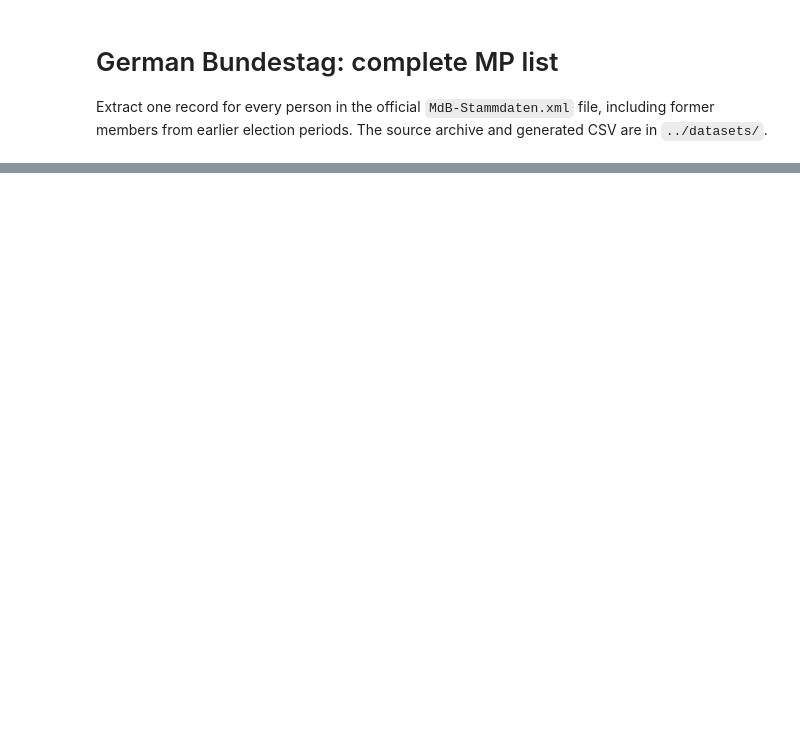
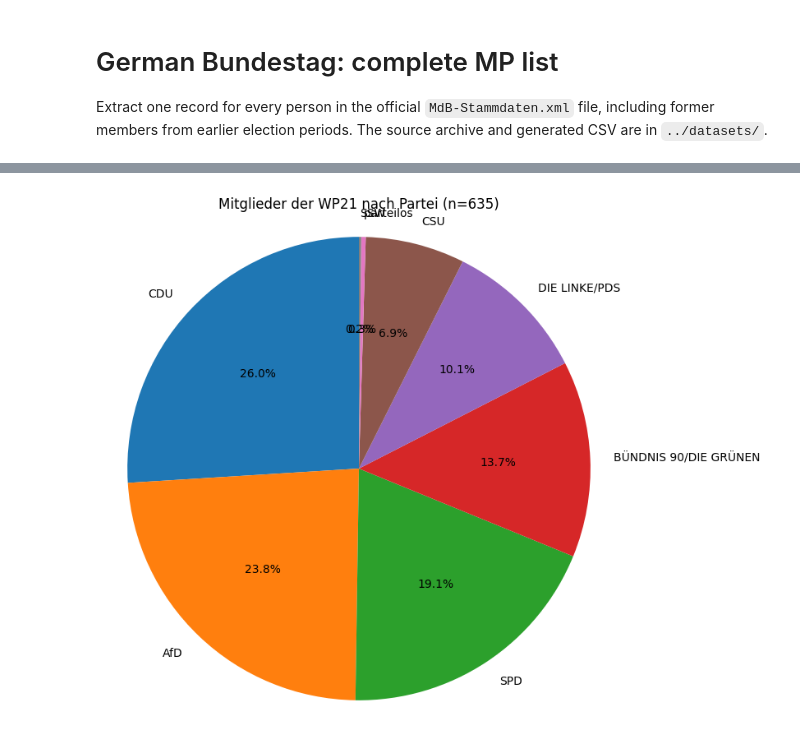
Before and after one commit to saiboT-Damaske/the-big-parliament-members-analysis, a Jupyter notebook: german-bundestag/code/german_bundestag_all_mps.ipynb, the cells around one changed output, grey strips where cells are left out. Saved outputs shown, nothing was run; the diff lists cells and outputs as text; code cells hidden in the pictures; blank space fills up the shorter version.

```diff
--- a/german-bundestag/code/german_bundestag_all_mps.ipynb
+++ b/german-bundestag/code/german_bundestag_all_mps.ipynb
@@ -63,0 +396,32 @@ all_mps.head()
+# %%
+import matplotlib.pyplot as plt
+
+wp21_members = (
+    terms.loc[terms["WP"].eq(21), ["ID"]]
+    .drop_duplicates()
+    .merge(
+        all_mps[["ID", "PARTEI_GRUPPE"]],
+        on="ID",
+        how="left",
+        validate="one_to_one",
+    )
+)
+
+party_counts = (
+    wp21_members["PARTEI_GRUPPE"]
+    .fillna("Unbekannt")
+    .value_counts()
+)
+
+fig, ax = plt.subplots(figsize=(8, 8))
+ax.pie(
+    party_counts,
+    labels=party_counts.index,
+    autopct="%1.1f%%",
+    startangle=90,
+)
+ax.set_title(f"Mitglieder der WP21 nach Partei (n={party_counts.sum()})")
+ax.axis("equal")
+plt.show()
+# %% [output]
+[figure, added]
```
Also changed, not shown: parts of 11 cells of this notebook, 6 other files.
